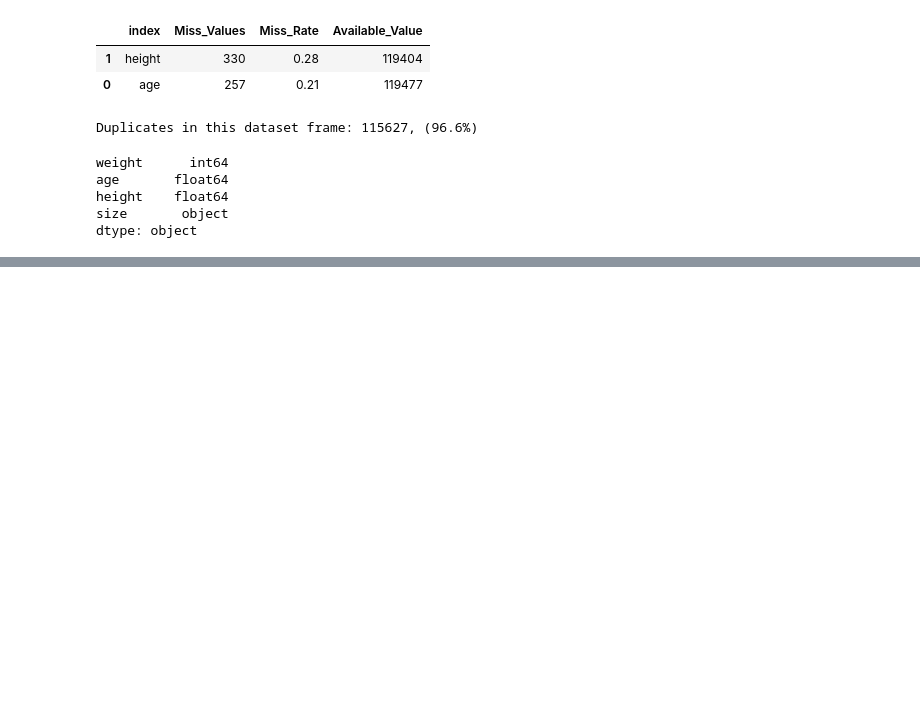
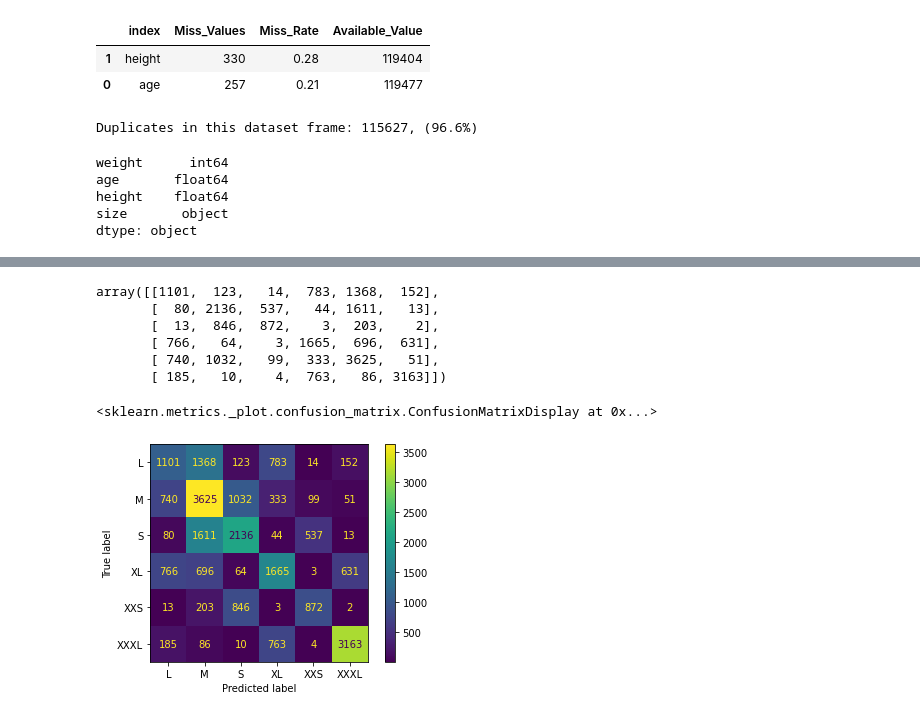
Before and after one commit to bdfd/Portfolio_Project_13-Cloth_Size_Prediction, a Jupyter notebook: Cloth_Size_Prediction.ipynb, the cells around one changed output, grey strips where cells are left out. Saved outputs shown, nothing was run; the diff lists cells and outputs as text; code cells hidden in the pictures; blank space fills up the shorter version.

```diff
--- a/Cloth_Size_Prediction.ipynb
+++ b/Cloth_Size_Prediction.ipynb
@@ -221,2 +223,2 @@ range(1, 31)
 # %%
-knn_grid_model = GridSearchCV(knn_model, param_grid, cv=10, scoring='accuracy')
+dt_grid_model = GridSearchCV(dt_model, param_grid, cv=10, scoring='accuracy')
@@ -238,0 +293,14 @@ print("训练集上的平均精准度：%0.2f（+/-%0.2f）" % (score1.mean(),sc
+# %%
+confusion_matrix(y_test, y_predict, labels=y_test.unique())
+# %% [output]
+array([[1101,  123,   14,  783, 1368,  152],
+       [  80, 2136,  537,   44, 1611,   13],
+       [  13,  846,  872,    3,  203,    2],
+       [ 766,   64,    3, 1665,  696,  631],
+       [ 740, 1032,   99,  333, 3625,   51],
+       [ 185,   10,    4,  763,   86, 3163]])
+# %%
+plot_confusion_matrix(dt_model, X_test, y_test)
+# %% [output]
+<sklearn.metrics._plot.confusion_matrix.ConfusionMatrixDisplay at 0x...>
+[figure, added]
```
Also changed, not shown: parts of 23 cells of this notebook.
